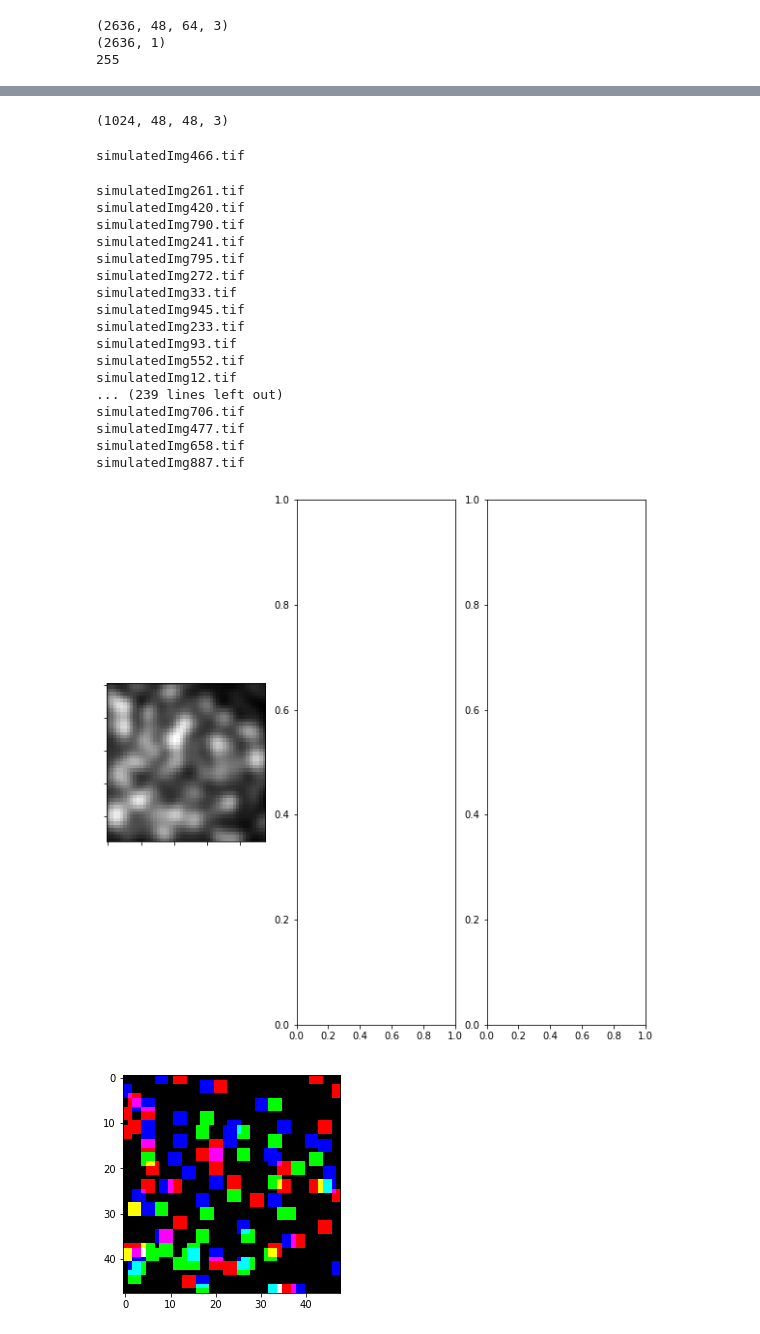
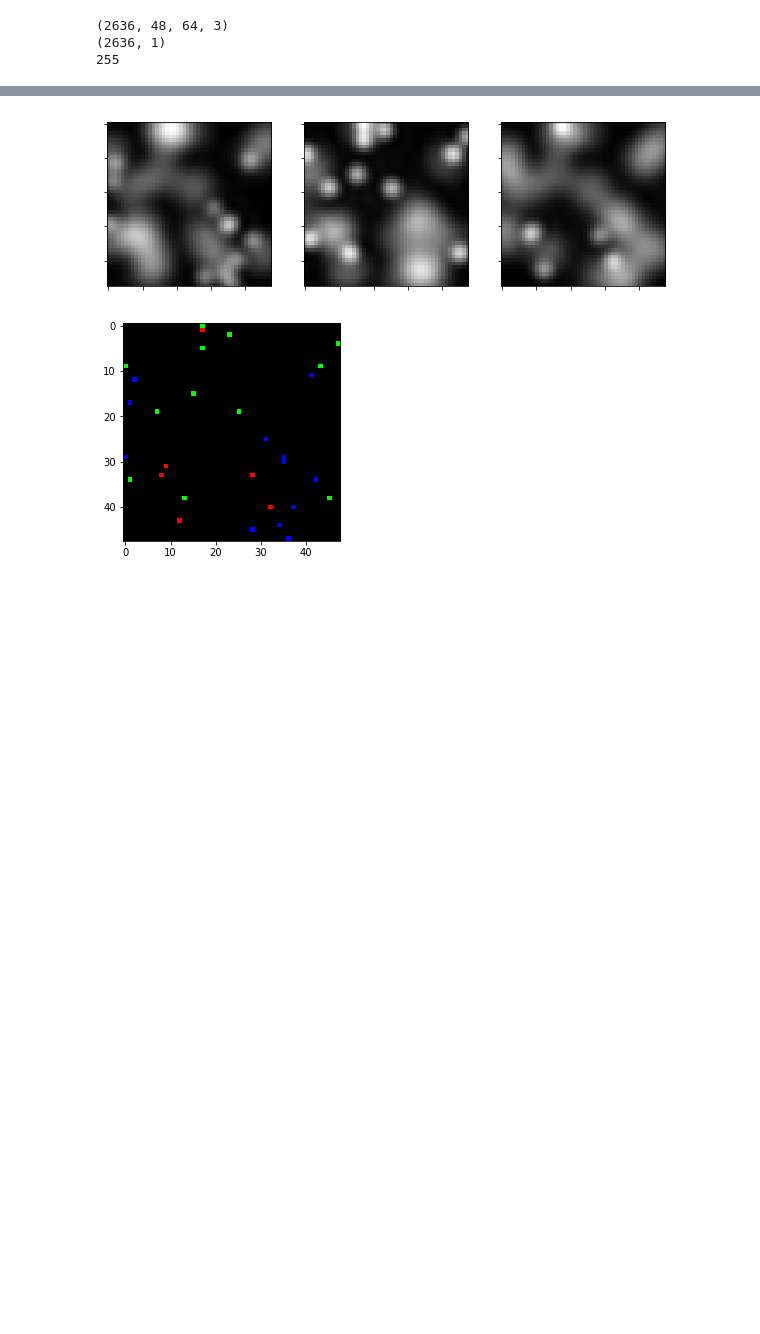
Before and after one commit to theScinder/cuttleVision, a Jupyter notebook: cuttlePySim.ipynb, the cells around one changed output, grey strips where cells are left out. Drawn from its saved outputs; the diff is of its cells as text; code cells hidden in the pictures; blank space fills up the shorter version.

Commit message:
update fully connected NN simCV and image simulation cuttlePySim notebook

```diff
--- a/cuttlePySim.ipynb
+++ b/cuttlePySim.ipynb
@@ -338,17 +286,17 @@ simgStkNo = 1024
 # %%
 #Generate random RGB images
 
-myDimSm = 32
+myDimSm = 48
 myDimFl = 48
-simgStkNo = 1024
+simgStkNo = 10240
 
 #make it deterministic
 np.random.seed(1)
 simgStk = np.zeros([simgStkNo,myDimSm,myDimSm,3])
 for c in range(0,simgStkNo):
-    myTestR = 255*( np.random.random([myDimSm,myDimSm]) < 0.04)
-    myTestG = 255*( np.random.random([myDimSm,myDimSm]) < 0.04)
-    myTestB = 255*( np.random.random([myDimSm,myDimSm]) < 0.04)
+    myTestR = 255*( np.random.random([myDimSm,myDimSm]) < 0.004)
+    myTestG = 255*( np.random.random([myDimSm,myDimSm]) < 0.004)
+    myTestB = 255*( np.random.random([myDimSm,myDimSm]) < 0.004)
     myTest =np.zeros([myDimSm,myDimSm,3])
     myTest[:,:,0] = myTestR
     myTest[:,:,1] = myTestG
@@ -404,8 +371,6 @@ for c in range(0,simgStkNo):
 # %%
 #shape of the full image stack
-print(np.shape(simgStkFl))
+help(bool
-# %% [output]
-(1024, 48, 48, 3)
 # %%
 # The full-size simulated RGB image stack is the training target
 # now to create an input stack using the cuttleVision function
@@ -414,7 +379,7 @@ myMiniDir = os.listdir('./sImgs/')
 cSpher = 0
 nStk = 3
 off = 0
-defCo = 1e9
+defCo = 1e-3
 myTargets = []
 myImgs = []
 
@@ -425,53 +390,35 @@ myC = 0
 for k in myMiniDir:
     myC = myC+1
     #myImg = cv2.imread('./sImgs/' + str(c))
-    print(k)
+    #print(k)
     #Compute cuttlevision
     imgStk, PSFStk = cuttleVision(cSpher,'./sImgs/'+str(k),nStk,off,defCo)
     #Load target image
     myImg = cv2.imread('./sImgs/'+str(k))
-    myImgs.append(imgStk)
+    myImgs.append(np.nan_to_num(imgStk))
     myTargets.append(myImg)
 
-    if (( myC % 256)==0):
+    if (( myC % 1024)==0):
         myFig, myAxes = plt.subplots(1,3,figsize=(10,10))
         for c in range(0,4):
             #for x in range(0,3):
             #plt.subplot(3,3,c+1)
             if(c < 3):
                 myAxes[c].imshow(imgStk[:,:,c],cmap="gray")
                 myAxes[c].set_xticklabels([])
                 myAxes[c].set_yticklabels([])
             else:
                 plt.figure()
                 plt.imshow(cv2.cvtColor(myImg, cv2.COLOR_BGR2RGB))
                 #myAxes[c].set_xticklabels([])
                 #myAxes[c].set_yticklabels([])
             #plt.tight_layout()
 
 
         plt.show()
 
 print("Target vector shape: ", np.shape(myTargets))
 print("Training vector shape: ", np.shape(myImgs))
 # %% [output]
-simulatedImg466.tif
-simulatedImg261.tif
-simulatedImg420.tif
-simulatedImg790.tif
-simulatedImg241.tif
-simulatedImg795.tif
-simulatedImg272.tif
-simulatedImg33.tif
-simulatedImg945.tif
-simulatedImg233.tif
-simulatedImg93.tif
-simulatedImg552.tif
-simulatedImg12.tif
-... (239 lines left out)
-simulatedImg706.tif
-simulatedImg477.tif
-simulatedImg658.tif
-simulatedImg887.tif
-[figure, old version]
+[figure, new version]
-[figure, old version]
+[figure, new version]
```
Also changed, not shown: parts of 9 cells of this notebook, 1 other file.
